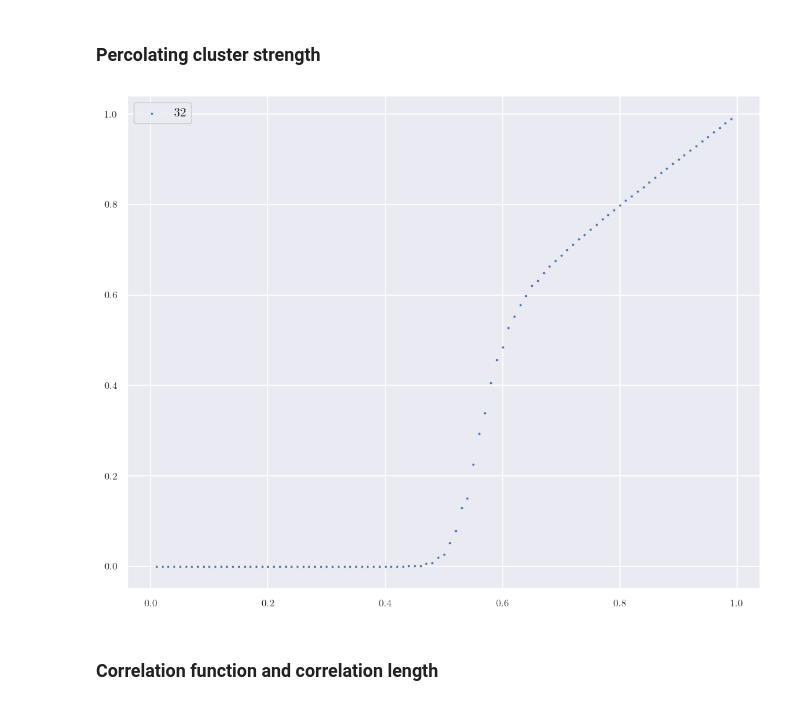
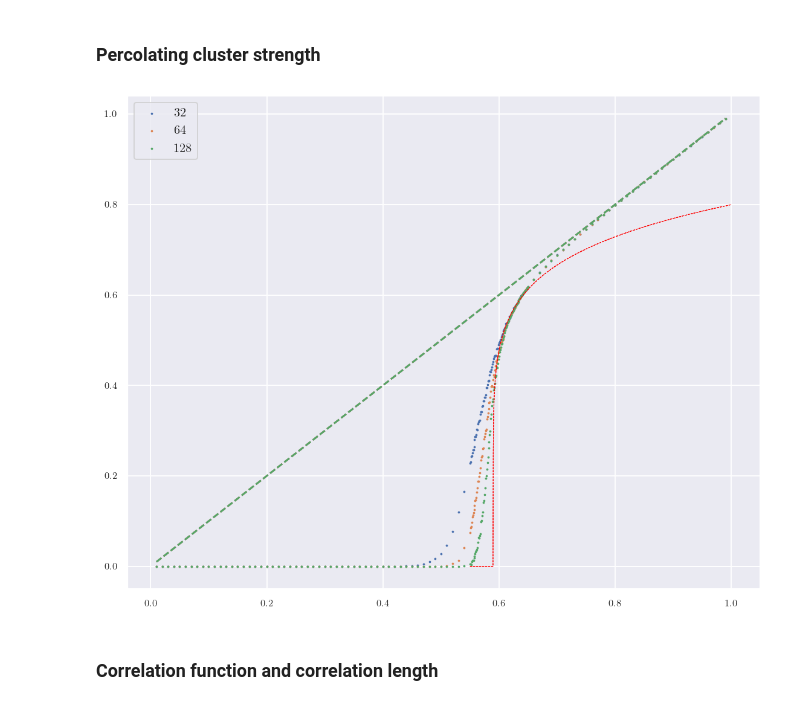
Before and after one commit to alansammarone/musk, a Jupyter notebook: notebooks/percolation_2d_analysis.ipynb, the cells around one changed output. Drawn from its saved outputs; the diff is of its cells as text; code cells hidden in the pictures.

```diff
--- a/notebooks/percolation_2d_analysis.ipynb
+++ b/notebooks/percolation_2d_analysis.ipynb
@@ -143,7 +143,7 @@ plt.show()
 def fit_fn(X, a, b):
     return 0.5 * np.tanh(a*(X - b)) + 0.5
 
-sizes = [32, 64]
+sizes = [32, 64, 128]
 prob_range = [0.4, 0.7]
 probabilities = select_probabilities_in_range(df_orig, prob_range, 3)
 df = filter_and_select_columns(df_orig, sizes, probabilities, [HAS_PERCOLATED_COL])
@@ -249,25 +249,30 @@ plt.show()
 # %%
 def get_plot_for_size(df):
     average_cluster_size_by_node = group_df[MEAN_CLUSTER_SIZE_COL].mean()
 
-def fit_fn(X, a, b, c):
-    return a * np.exp(b*X) + c
+def fit_fn(X, a, p0, β):
+    return np.heaviside(X - p0, 1) * a *np.abs(X - p0)**β
 
-sizes = [32, 64]
+sizes = [32, 64, 128]
 probabilities = []
 df = filter_and_select_columns(df_orig, sizes, probabilities, [PERC_CLUSTER_STRENGTH_COL])
 setup_figure()
 for size, size_df in df.groupby(["size"]):
 
     prob_groups = size_df.groupby(["probability"])
     X = prob_groups["percolating_cluster_strength"].mean()
     plt.scatter(X.index, X, s=1, label=size)
+    X_fit_range = [0.55, 1]
+    X_fit = np.linspace(X_fit_range[0], X_fit_range[1], 1000)
+    plt.plot(X.index, X.index, "--")
+
+    plt.plot(X_fit, fit_fn(X_fit, 0.905, 0.59, 5/36), "--", color="red", linewidth=0.5)
 
 
 plt.legend()
 plt.show()
 # %% [output]
-[figure, old version]
+[figure, new version]
 # %% [markdown]
 ### Correlation function and correlation length
 # %%
```
Also changed, not shown: parts of 4 cells of this notebook, 2 other files.
